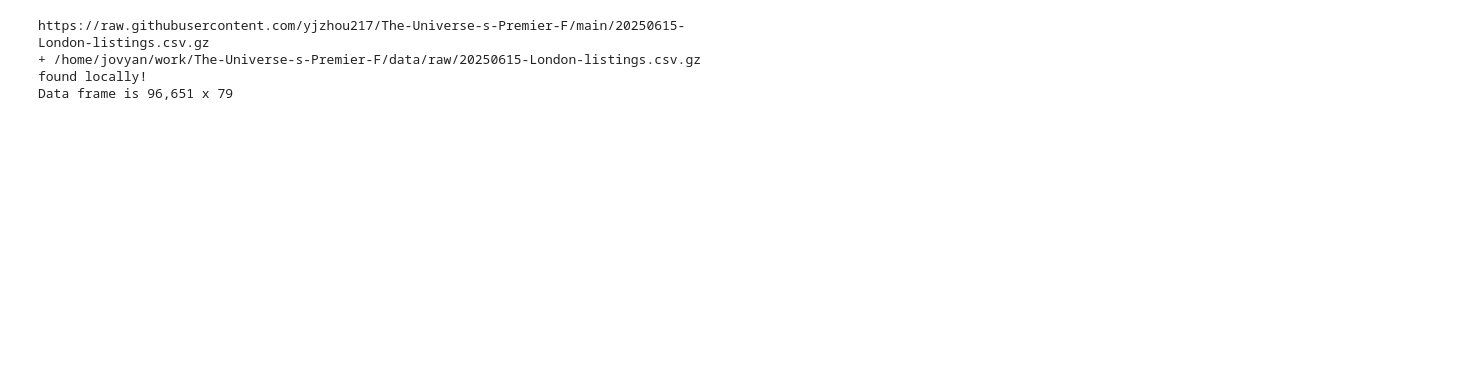
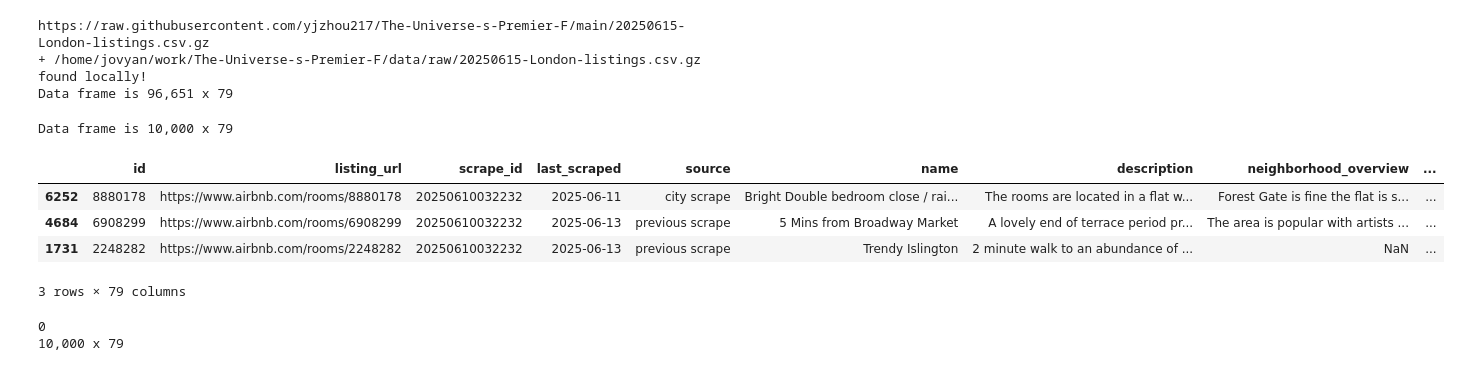
Before and after one commit to yjzhou217/The-Universe-s-Premier-F, a Jupyter notebook: code-draft.ipynb, the cells around one changed output. Saved outputs shown, nothing was run; the diff lists cells and outputs as text; code cells hidden in the pictures; blank space fills up the shorter version.

```diff
--- a/code-draft.ipynb
+++ b/code-draft.ipynb
@@ -94,3 +93,44 @@ print(f"Data frame is {df.shape[0]:,} x {df.shape[1]}")
 https://raw.githubusercontent.com/yjzhou217/The-Universe-s-Premier-F/main/20250615-London-listings.csv.gz
 + /home/jovyan/work/The-Universe-s-Premier-F/data/raw/20250615-London-listings.csv.gz found locally!
 Data frame is 96,651 x 79
+# %%
+#clean csv data
+#testing mode
+TESTING = True
+
+if TESTING:
+    N = 10_000
+else:
+    N = None  # None = read all
+
+df = pd.read_csv(
+    file_path,
+    nrows=N,
+    low_memory=False
+)
+
+print(f"Data frame is {df.shape[0]:,} x {df.shape[1]}")
+# %% [output]
+Data frame is 10,000 x 79
+# %%
+#随机抽样
+df.sample(3, random_state=42)
+# %% [output]
+|  | id | listing_url | scrape_id | last_scraped | source | name | description | neighborhood_overview | ... |
+| 6252 | 8880178 | https://www.airbnb.com/rooms/8880178 | 20250610032232 | 2025-06-11 | city scrape | Bright Double bedroom close / rai... | The rooms are located in a flat w... | Forest Gate is fine the flat is s... | ... |
+| 4684 | 6908299 | https://www.airbnb.com/rooms/6908299 | 20250610032232 | 2025-06-13 | previous scrape | 5 Mins from Broadway Market | A lovely end of terrace period pr... | The area is popular with artists ... | ... |
+| 1731 | 2248282 | https://www.airbnb.com/rooms/2248282 | 20250610032232 | 2025-06-13 | previous scrape | Trendy Islington | 2 minute walk to an abundance of ... | NaN | ... |
+3 rows × 79 columns
+# %%
+#clean data
+#删除id缺失的行
+missing_id_rows = df[df['id'].isna()][['id', "latitude", "longitude", 'room_type']]
+print(f"{missing_id_rows.shape[0]:,}")
+if missing_id_rows.shape[0] > 0:
+    print(missing_id_rows.head())
+
+df.drop(df[df['id'].isna()].index, axis=0, inplace=True)
+print(f"{df.shape[0]:,} x {df.shape[1]}")
+# %% [output]
+0
+10,000 x 79
```
Also changed, not shown: parts of 8 cells of this notebook.
